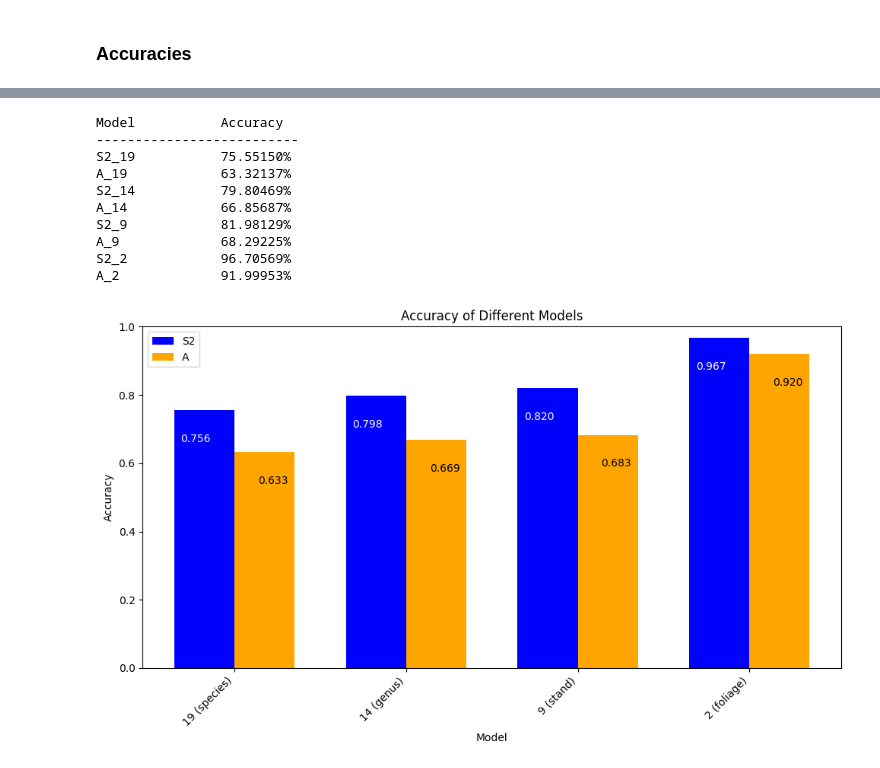
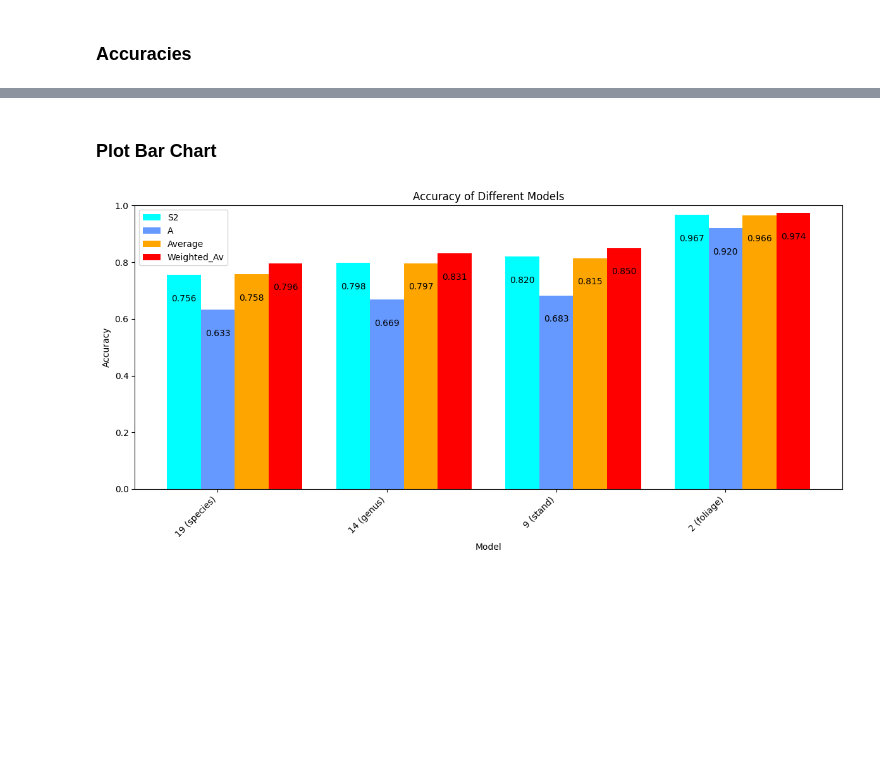
Before and after one commit to adampotton/MDM3-Rep-3, a Jupyter notebook: logit_combo.ipynb, the cells around one changed output, grey strips where cells are left out. Saved outputs shown, nothing was run; the diff lists cells and outputs as text; code cells hidden in the pictures; blank space fills up the shorter version.

```diff
--- a/logit_combo.ipynb
+++ b/logit_combo.ipynb
@@ -113,5 +113,17 @@ _,S2_pred_9 = np.unique(apply_mapping([number_to_tree[num] for num in np.argmax(
 _,A_pred_9 = np.unique(apply_mapping([number_to_tree[num] for num in np.argmax(A_logits, axis=1)],2), return_inverse=True)
 _,S2_pred_2 = np.unique(apply_mapping([number_to_tree[num] for num in np.argmax(S2_logits, axis=1)],3), return_inverse=True)
 _,A_pred_2 = np.unique(apply_mapping([number_to_tree[num] for num in np.argmax(A_logits, axis=1)],3), return_inverse=True)
+
+av_logits = (S2_logits + A_logits) / 2
+_,av_pred_19 = np.unique(apply_mapping([number_to_tree[num] for num in np.argmax(av_logits, axis=1)],0), return_inverse=True)
+_,av_pred_14 = np.unique(apply_mapping([number_to_tree[num] for num in np.argmax(av_logits, axis=1)],1), return_inverse=True)
+_,av_pred_9 = np.unique(apply_mapping([number_to_tree[num] for num in np.argmax(av_logits, axis=1)],2), return_inverse=True)
+_,av_pred_2 = np.unique(apply_mapping([number_to_tree[num] for num in np.argmax(av_logits, axis=1)],3), return_inverse=True)
+
+w_av_logits = (0.8*S2_logits + 0.2*A_logits)
+_,w_av_pred_19 = np.unique(apply_mapping([number_to_tree[num] for num in np.argmax(w_av_logits, axis=1)],0), return_inverse=True)
+_,w_av_pred_14 = np.unique(apply_mapping([number_to_tree[num] for num in np.argmax(w_av_logits, axis=1)],1), return_inverse=True)
+_,w_av_pred_9 = np.unique(apply_mapping([number_to_tree[num] for num in np.argmax(w_av_logits, axis=1)],2), return_inverse=True)
+_,w_av_pred_2 = np.unique(apply_mapping([number_to_tree[num] for num in np.argmax(w_av_logits, axis=1)],3), return_inverse=True)
 # %% [markdown]
 ### Accuracies
@@ -118,51 +173,33 @@ _,A_pred_2 = np.unique(apply_mapping([number_to_tree[num] for num in np.argmax(A
+# %% [markdown]
+### Plot Bar Chart
 # %%
-accuracies = {
-    "S2_19": np.mean(S2_pred_19 == true_labels_19),
-    "A_19": np.mean(A_pred_19 == true_labels_19),
-    "S2_14": np.mean(S2_pred_14 == true_labels_14),
-    "A_14": np.mean(A_pred_14 == true_labels_14),
-    "S2_9": np.mean(S2_pred_9 == true_labels_9),
-    "A_9": np.mean(A_pred_9 == true_labels_9),
-    "S2_2": np.mean(S2_pred_2 == true_labels_2),
-    "A_2": np.mean(A_pred_2 == true_labels_2)
-}
+models = ["19 (species)", "14 (genus)", "9 (stand)", "2 (foliage)"]
+accuracies_values = [accuracies[f"{model}_19"] for model in ["S2", "A", "Average", "Weighted_Av"]]
+accuracies_values += [accuracies[f"{model}_14"] for model in ["S2", "A", "Average", "Weighted_Av"]]
+accuracies_values += [accuracies[f"{model}_9"] for model in ["S2", "A", "Average", "Weighted_Av"]]
+accuracies_values += [accuracies[f"{model}_2"] for model in ["S2", "A", "Average", "Weighted_Av"]]
 
-print("Model\t\tAccuracy")
-print("-" * 26)
-for model, accuracy in accuracies.items():
-    print(f"{model}\t\t{accuracy * 100:.5f}%")
+x = np.arange(len(models))
+bar_width = 0.2
 
-models = list(accuracies.keys())
-accuracies_values = list(accuracies.values())
-num_models = len(models)
-bar_width = 0.35
-
-plt.figure(figsize=(10, 6))
-bars1 = plt.bar(np.arange(len(models) // 2) - bar_width/2, accuracies_values[::2], bar_width, label='S2', color='blue')
-bars2 = plt.bar(np.arange(len(models) // 2) + bar_width/2, accuracies_values[1::2], bar_width, label='A', color='orange')
+plt.figure(figsize=(12, 6))
+bars1 = plt.bar(x - bar_width, accuracies_values[::4], bar_width, label='S2', color='cyan')
+bars2 = plt.bar(x, accuracies_values[1::4], bar_width, label='A', color='#6699FF')
+bars3 = plt.bar(x + bar_width, accuracies_values[2::4], bar_width, label='Average', color='orange')
+bars4 = plt.bar(x + 2 * bar_width, accuracies_values[3::4], bar_width, label='Weighted_Av', color='red')
 
 plt.xlabel('Model')
 plt.ylabel('Accuracy')
 plt.title('Accuracy of Different Models')
 plt.ylim(0, 1)
-plt.xticks(np.arange(len(models) // 2), ['19 (species)','14 (genus)','9 (stand)','2 (foliage)'], rotation=45, ha='right')
+plt.xticks(np.arange(len(models)), models, rotation=45, ha='right')
 plt.legend()
 
-for bar1, bar2 in zip(bars1, bars2):
-    plt.text(bar1.get_x() + bar1.get_width() / 2 - 0.05, bar1.get_height() - 0.1, '{:.3f}'.format(bar1.get_height()), ha='center', va='bottom', color='white')
-    plt.text(bar2.get_x() + bar2.get_width() / 2 + 0.05, bar2.get_height() - 0.1, '{:.3f}'.format(bar2.get_height()), ha='center', va='bottom', color='black')
+for bars in [bars1, bars2, bars3, bars4]:
+    for bar in bars:
+        plt.text(bar.get_x() + bar.get_width() / 2, bar.get_height() - 0.1, '{:.3f}'.format(bar.get_height()), ha='center', va='bottom', color='black')
 
 plt.tight_layout()
 plt.show()
 # %% [output]
-Model           Accuracy
---------------------------
-S2_19           75.55150%
-A_19            63.32137%
-S2_14           79.80469%
-A_14            66.85687%
-S2_9            81.98129%
-A_9             68.29225%
-S2_2            96.70569%
-A_2             91.99953%
-[figure, old version]
+[figure, new version]
```
Also changed, not shown: parts of 3 cells of this notebook.
